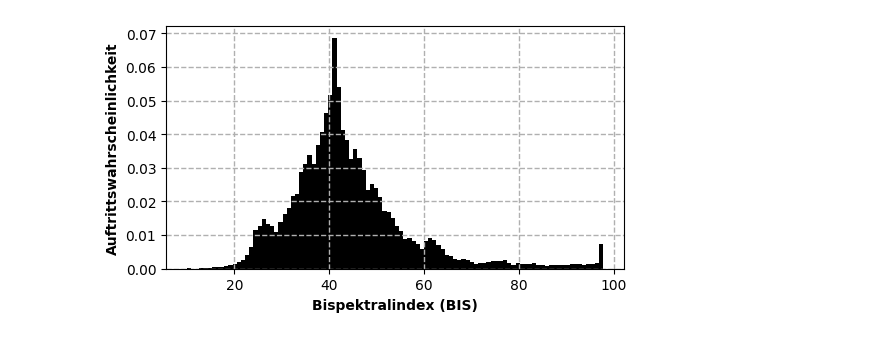
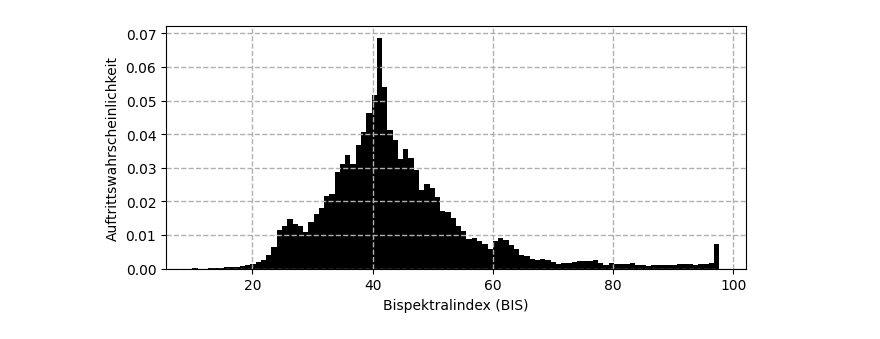
Before and after one commit to naderinho/anesthesia_anomaly_detection, a Jupyter notebook: results/BaselineModel/baselineModel.ipynb, the cells around one changed output. Saved outputs shown, nothing was run; the diff lists cells and outputs as text; code cells hidden in the pictures.

Commit message:
update figures

```diff
--- a/results/BaselineModel/baselineModel.ipynb
+++ b/results/BaselineModel/baselineModel.ipynb
@@ -1,26 +1,25 @@
 # %%
 import numpy as np
 import seaborn as sns
 from matplotlib import pyplot as plt
 
-plt.figure(figsize=(15/2.54, 8/2.54))
+plt.figure(figsize=(19/2.54, 8/2.54))
 
 data = np.load('00_bis.npz')
 bis = data['train'].flatten()
 
-print(np.histogram((- (bis * 100) + 100), bins=100, density=True))
-
 bis[bis == 0.0] = np.nan
 bis = (- (bis * 100) + 100)
 
-plt.hist(bis, bins=100, density=True, color='black')
+ax = plt.hist(bis, bins=100, density=True, color='black')
 
 #g = sns.displot(data=bis, stat="probability", bins=100)
-plt.ylabel('Auftrittswahrscheinlichkeit', fontweight='bold')
-plt.xlabel('Bispektralindex (BIS)', fontweight='bold')
+plt.ylabel('Auftrittswahrscheinlichkeit')
+plt.xlabel('Bispektralindex (BIS)')
+
 plt.grid(True, linestyle='--', linewidth=1)
 
 #plt.savefig('bis_histogram.pdf', bbox_inches='tight', pad_inches=0.2, format='pdf')
 plt.show()
 # %% [output]
-[figure, old version]
+[figure, new version]
```
Also changed, not shown: parts of 1 cell of this notebook, 2 other files.
